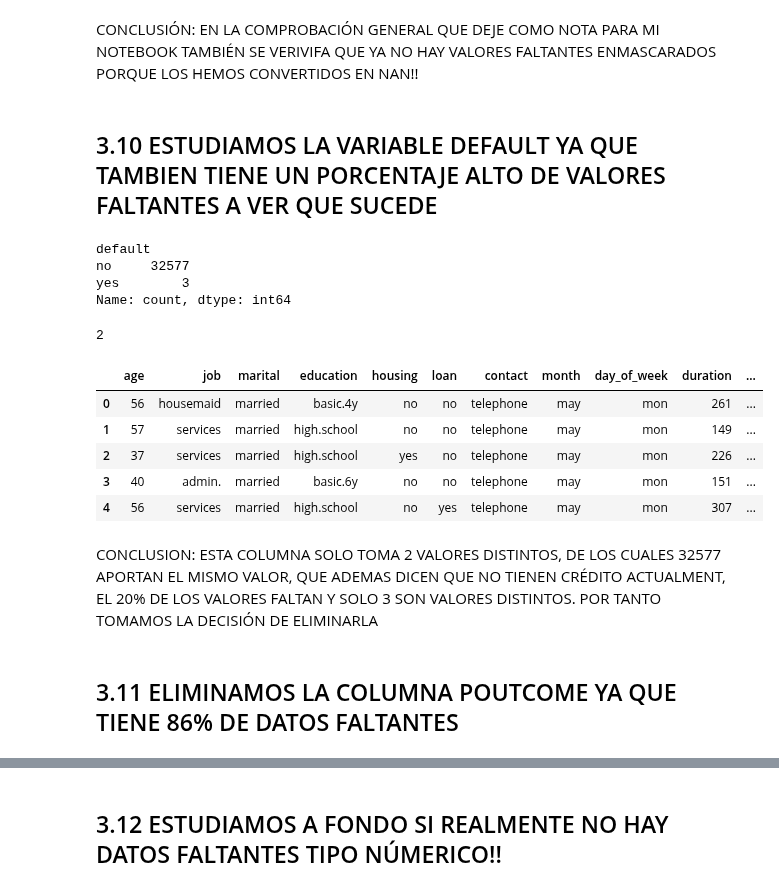
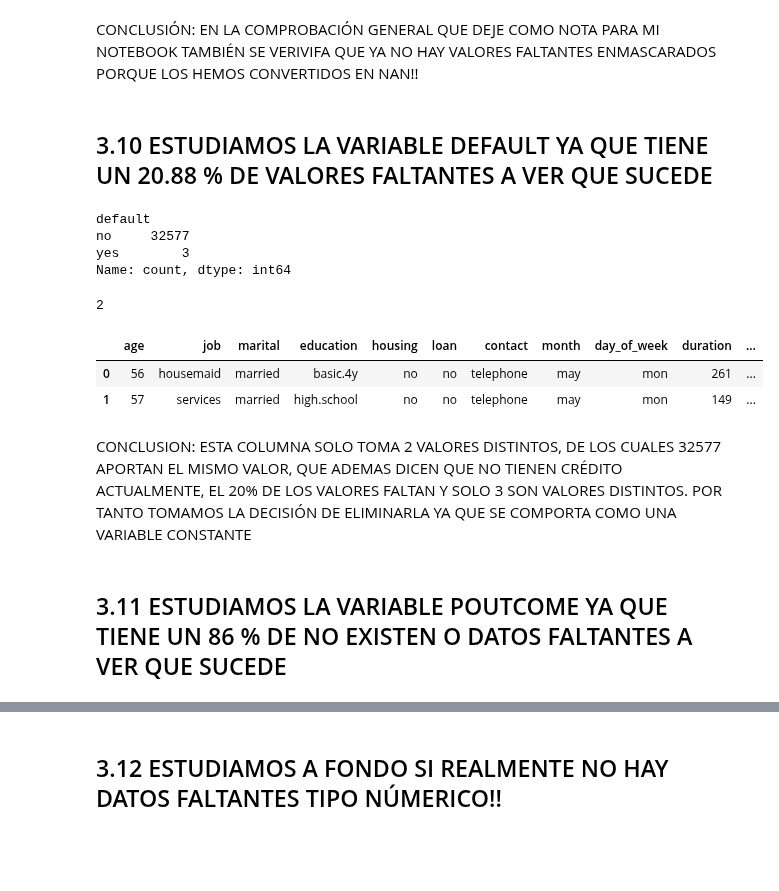
Before and after one commit to 4GeeksAcademy/cathycaz-intro-ml, a Jupyter notebook: src/01.1-logistic-regression.ipynb, the cells around one changed output, grey strips where cells are left out. Cells and saved outputs as stored; diff of their text form; code cells hidden in the pictures; blank space fills up the shorter version.

```diff
--- a/src/01.1-logistic-regression.ipynb
+++ b/src/01.1-logistic-regression.ipynb
@@ -441,29 +433,27 @@ NO SE ENCONTRARON VALORES ENMASCARADOS COMO FALTANTES
 # %% [markdown]
 CONCLUSIÓN: EN LA COMPROBACIÓN GENERAL QUE DEJE COMO NOTA PARA MI NOTEBOOK TAMBIÉN SE VERIVIFA QUE YA NO HAY VALORES FALTANTES ENMASCARADOS PORQUE LOS HEMOS CONVERTIDOS EN NAN!!
 # %% [markdown]
-## 3.10 ESTUDIAMOS LA VARIABLE DEFAULT YA QUE TAMBIEN TIENE UN PORCENTAJE ALTO DE VALORES FALTANTES A VER QUE SUCEDE
+## 3.10 ESTUDIAMOS LA VARIABLE DEFAULT YA QUE TIENE UN 20.88 % DE VALORES FALTANTES A VER QUE SUCEDE
-# %%
-df['default'].replace({1: "No",  0:  "Si"}).value_counts()
-# %% [output]
-default
-no     32577
-yes        3
-Name: count, dtype: int64
+# %%
+# Verificamos los valores únicos en la columna 'default', después de haber convertido los valores a nan; determinamos que dicen y los contamos
+df['default'].value_counts()
+# %% [output]
+default
+no     32577
+yes        3
+Name: count, dtype: int64
 # %%
 df['default'].nunique()
 # %% [output]
 2
 # %%
 df = df.drop('default', axis=1)
-df.head()
+df.head(2)
 # %% [output]
 |  | age | job | marital | education | housing | loan | contact | month | day_of_week | duration | ... |
 | 0 | 56 | housemaid | married | basic.4y | no | no | telephone | may | mon | 261 | ... |
 | 1 | 57 | services | married | high.school | no | no | telephone | may | mon | 149 | ... |
-| 2 | 37 | services | married | high.school | yes | no | telephone | may | mon | 226 | ... |
-| 3 | 40 | admin. | married | basic.6y | no | no | telephone | may | mon | 151 | ... |
-| 4 | 56 | services | married | high.school | no | yes | telephone | may | mon | 307 | ... |
 # %% [markdown]
-CONCLUSION: ESTA COLUMNA SOLO TOMA 2 VALORES DISTINTOS, DE LOS CUALES 32577 APORTAN EL MISMO VALOR, QUE ADEMAS DICEN QUE NO TIENEN CRÉDITO ACTUALMENT, EL 20% DE LOS VALORES FALTAN Y SOLO 3 SON VALORES DISTINTOS. POR TANTO TOMAMOS LA DECISIÓN DE ELIMINARLA
+CONCLUSION: ESTA COLUMNA SOLO TOMA 2 VALORES DISTINTOS, DE LOS CUALES 32577 APORTAN EL MISMO VALOR, QUE ADEMAS DICEN QUE NO TIENEN CRÉDITO ACTUALMENTE, EL 20% DE LOS VALORES FALTAN Y SOLO 3 SON VALORES DISTINTOS. POR TANTO TOMAMOS LA DECISIÓN DE ELIMINARLA YA QUE SE COMPORTA COMO UNA VARIABLE CONSTANTE
 # %% [markdown]
-## 3.11 ELIMINAMOS LA COLUMNA POUTCOME YA QUE TIENE 86% DE DATOS FALTANTES
+## 3.11 ESTUDIAMOS LA VARIABLE POUTCOME YA QUE TIENE UN 86 % DE NO EXISTEN O DATOS FALTANTES A VER QUE SUCEDE
```
Also changed, not shown: parts of 47 cells of this notebook.
